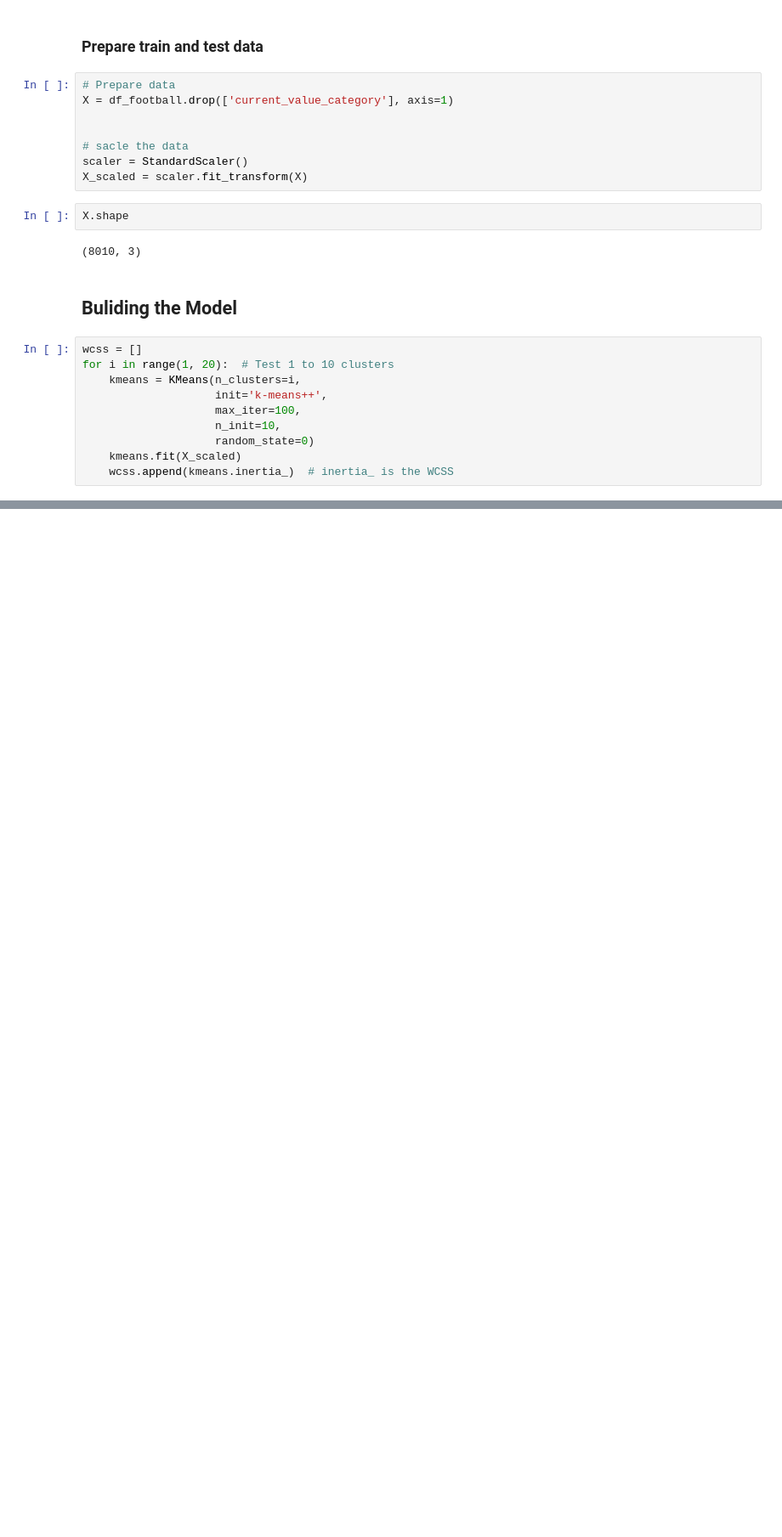
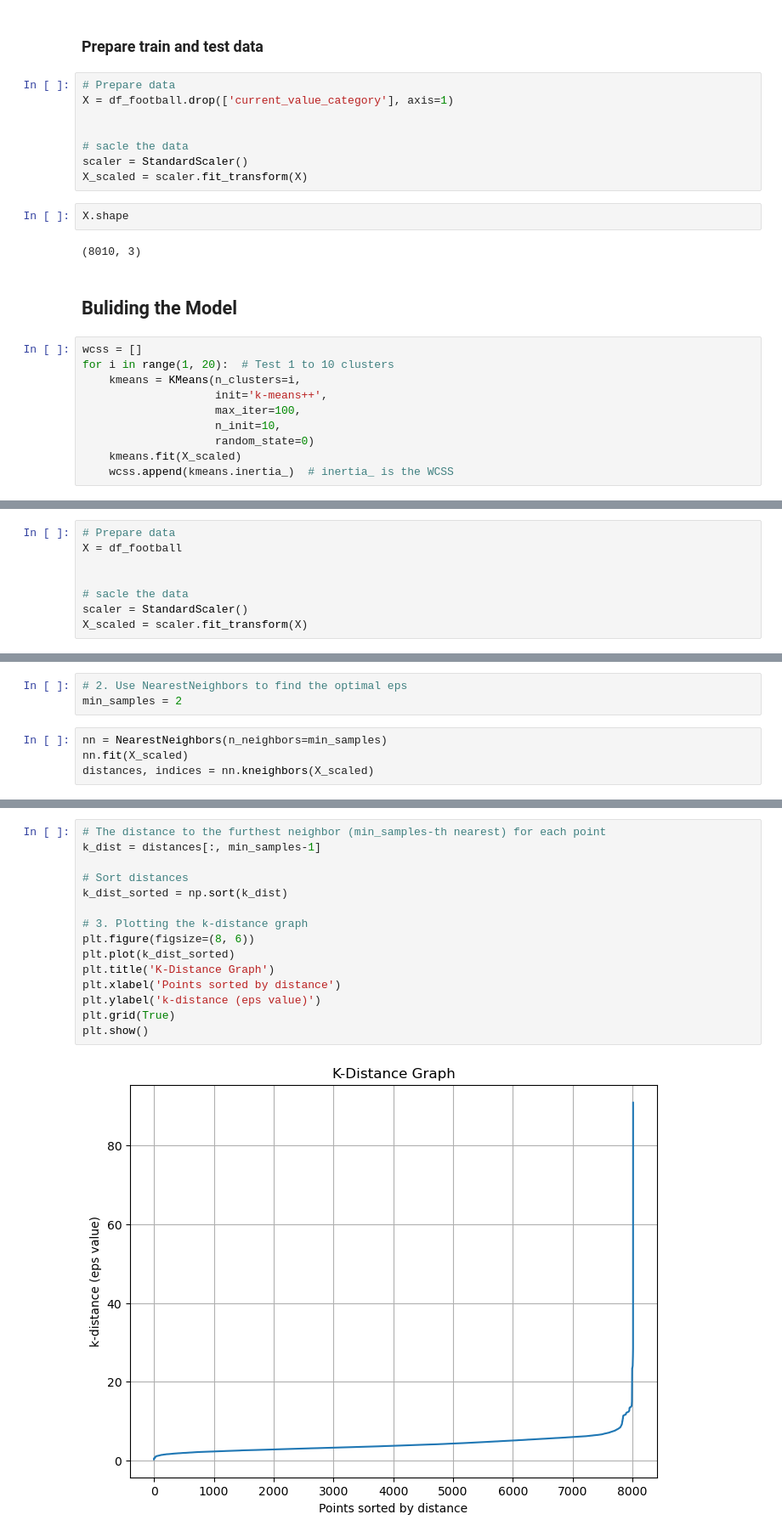
Before and after one commit to pylena/Usecase-7, a Jupyter notebook: K-means.ipynb, the cells around one changed output, grey strips where cells are left out. Shown at 85% size. Drawn from its saved outputs; the diff is of its cells as text; blank space fills up the shorter version.

```diff
--- a/K-means.ipynb
+++ b/K-means.ipynb
@@ -435,0 +490,8 @@ for i in range(1, 20):  # Test 1 to 10 clusters
+# %%
+# Prepare data
+X = df_football
+
+
+# sacle the data
+scaler = StandardScaler()
+X_scaled = scaler.fit_transform(X)
@@ -435,0 +500,7 @@ for i in range(1, 20):  # Test 1 to 10 clusters
+# %%
+# 2. Use NearestNeighbors to find the optimal eps
+min_samples = 2
+# %%
+nn = NearestNeighbors(n_neighbors=min_samples)
+nn.fit(X_scaled)
+distances, indices = nn.kneighbors(X_scaled)
@@ -435,0 +512,17 @@ for i in range(1, 20):  # Test 1 to 10 clusters
+# %%
+# The distance to the furthest neighbor (min_samples-th nearest) for each point
+k_dist = distances[:, min_samples-1]
+
+# Sort distances
+k_dist_sorted = np.sort(k_dist)
+
+# 3. Plotting the k-distance graph
+plt.figure(figsize=(8, 6))
+plt.plot(k_dist_sorted)
+plt.title('K-Distance Graph')
+plt.xlabel('Points sorted by distance')
+plt.ylabel('k-distance (eps value)')
+plt.grid(True)
+plt.show()
+# %% [output]
+[figure, added]
```
Also changed, not shown: parts of 20 cells of this notebook.
